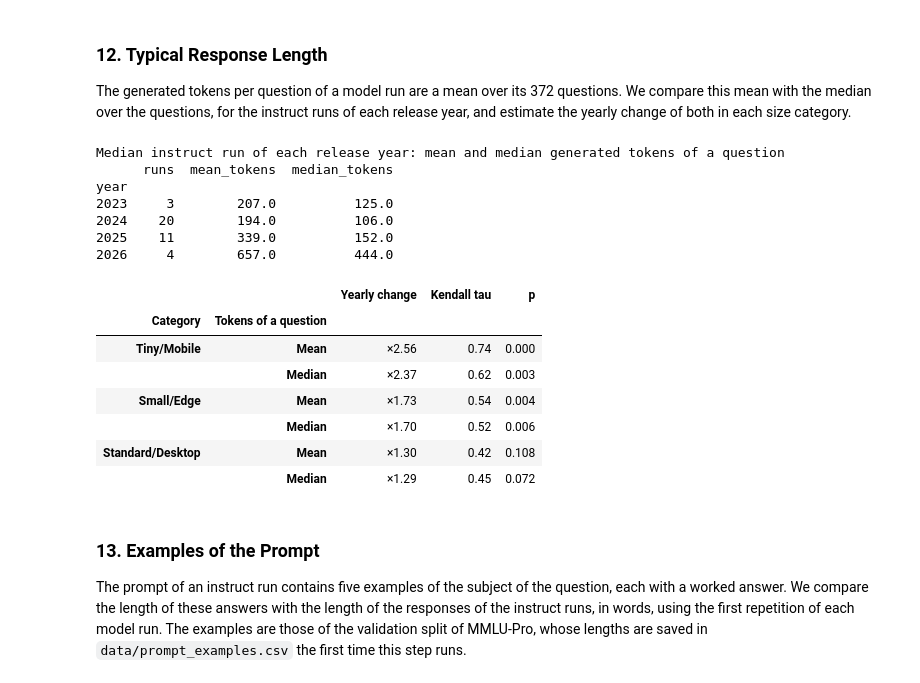
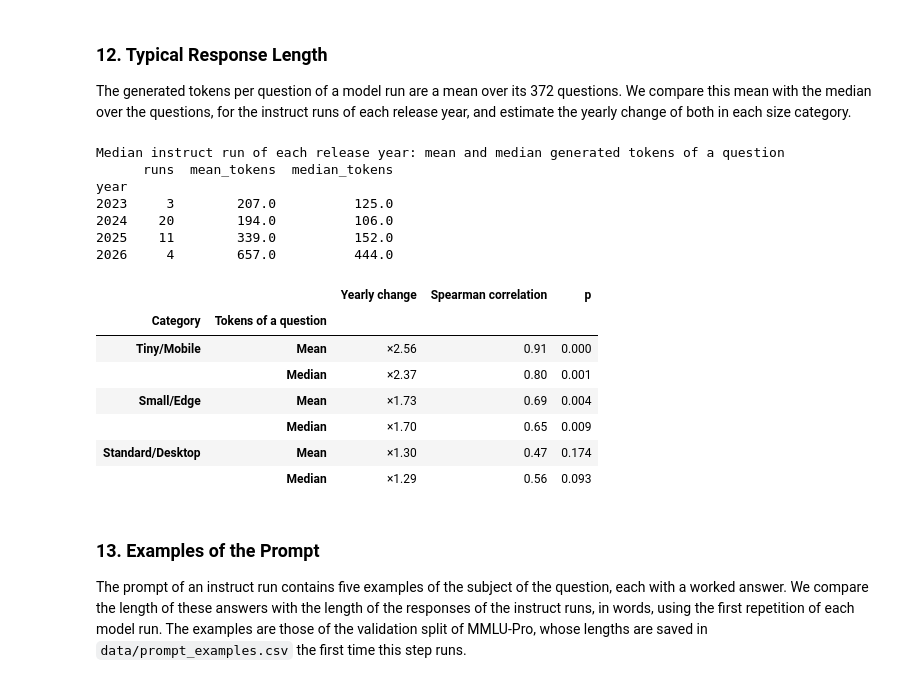
Before and after one commit to diogogmatos/eco-evolution-of-llms, a Jupyter notebook: analysis/02-rq1-evolution.ipynb, the cells around one changed output. Saved outputs shown, nothing was run; the diff lists cells and outputs as text; code cells hidden in the pictures.

```diff
--- a/analysis/02-rq1-evolution.ipynb
+++ b/analysis/02-rq1-evolution.ipynb
@@ -212,8 +212,8 @@ def yearly_change(runs, column, log):
     x = runs["years"].to_numpy()
     y = np.log(runs[column].to_numpy()) if log else 100 * runs[column].to_numpy()
     slope = np.polyfit(x, y, 1)[0]
-    tau, p_value = kendalltau(x, y)
-    return (np.exp(slope) if log else slope), tau, p_value
+    correlation, p_value = spearmanr(x, y)
+    return (np.exp(slope) if log else slope), correlation, p_value
 
 
 def trend_table(runs):
@@ -221,13 +221,13 @@ def trend_table(runs):
     for category in CATEGORY_ORDER:
         category_runs = runs[runs["category"] == category]
         for name, (column, log) in METRICS.items():
-            slope, tau, p_value = yearly_change(category_runs, column, log)
+            slope, correlation, p_value = yearly_change(category_runs, column, log)
             rows.append({
                 "Category": category,
                 "Metric": name,
                 "Model runs": len(category_runs),
                 "Yearly change": f"×{slope:.2f}" if log else f"{slope:+.1f} points",
-                "Kendall tau": round(tau, 2),
+                "Spearman correlation": round(correlation, 2),
                 "p": round(p_value, 3),
             })
     return pd.DataFrame(rows)
@@ -474,9 +474,9 @@ plt.tight_layout(rect=(0, 0.11, 1, 1))
 save_chart(fig, "rq1-energy-per-token-at-equal-size")
 plt.show()
 
-tau, p_value = kendalltau(model_runs["years"], model_runs["energy_per_token_vs_size"])
+correlation, p_value = spearmanr(model_runs["years"], model_runs["energy_per_token_vs_size"])
 print(f"Fit: energy per token = {np.exp(intercept):.2f} J x (active parameters in billions) ^ {exponent:.2f}   R2 = {r_squared:.3f}   models: {len(per_model)}")
-print(f"Association between the release date and the distance to the fit: Kendall tau = {tau:.2f} (p = {p_value:.3f})")
+print(f"Association between the release date and the distance to the fit: Spearman correlation = {correlation:.2f} (p = {p_value:.3f})")
 # %% [output]
 [figure]
 Fit: energy per token = 1.03 J x (active parameters in billions) ^ 0.91   R2 = 0.980   models: 47
@@ -661,39 +661,39 @@ The generated tokens per question of a model run are a mean over its 372 questio
 # %%
 # Median, over the questions of each model run, of the generated tokens of a question
 typical = questions.groupby("model_run")["generated_tokens_median"].median().rename("median_generated_tokens")
 response_length = instruct.merge(typical, left_on="model_run", right_index=True)
 
 by_year = response_length.groupby("year").agg(
     runs=("model_run", "size"),
     mean_tokens=("generated_tokens_per_question", "median"),
     median_tokens=("median_generated_tokens", "median"),
 )
 print("Median instruct run of each release year: mean and median generated tokens of a question")
 print(by_year.round(0).to_string())
 
 rows = []
 for category in CATEGORY_ORDER:
     runs = response_length[response_length["category"] == category]
     for name, column in {"Mean": "generated_tokens_per_question", "Median": "median_generated_tokens"}.items():
-        slope, tau, p_value = yearly_change(runs, column, True)
-        rows.append({"Category": category, "Tokens of a question": name, "Yearly change": f"×{slope:.2f}", "Kendall tau": round(tau, 2), "p": round(p_value, 3)})
+        slope, correlation, p_value = yearly_change(runs, column, True)
+        rows.append({"Category": category, "Tokens of a question": name, "Yearly change": f"×{slope:.2f}", "Spearman correlation": round(correlation, 2), "p": round(p_value, 3)})
 pd.DataFrame(rows).set_index(["Category", "Tokens of a question"])
 # %% [output]
 Median instruct run of each release year: mean and median generated tokens of a question
       runs  mean_tokens  median_tokens
 year
 2023     3        207.0          125.0
 2024    20        194.0          106.0
 2025    11        339.0          152.0
 2026     4        657.0          444.0
-|  |  | Yearly change | Kendall tau | p |
+|  |  | Yearly change | Spearman correlation | p |
 | Category | Tokens of a question |  |  |  |
-| Tiny/Mobile | Mean | ×2.56 | 0.74 | 0.000 |
-|  | Median | ×2.37 | 0.62 | 0.003 |
-| Small/Edge | Mean | ×1.73 | 0.54 | 0.004 |
-|  | Median | ×1.70 | 0.52 | 0.006 |
-| Standard/Desktop | Mean | ×1.30 | 0.42 | 0.108 |
-|  | Median | ×1.29 | 0.45 | 0.072 |
+| Tiny/Mobile | Mean | ×2.56 | 0.91 | 0.000 |
+|  | Median | ×2.37 | 0.80 | 0.001 |
+| Small/Edge | Mean | ×1.73 | 0.69 | 0.004 |
+|  | Median | ×1.70 | 0.65 | 0.009 |
+| Standard/Desktop | Mean | ×1.30 | 0.47 | 0.174 |
+|  | Median | ×1.29 | 0.56 | 0.093 |
 # %% [markdown]
 ### 13. Examples of the Prompt
 The prompt of an instruct run contains five examples of the subject of the question, each with a worked answer. We compare the length of these answers with the length of the responses of the instruct runs, in words, using the first repetition of each model run. The examples are those of the validation split of MMLU-Pro, whose lengths are saved in `data/prompt_examples.csv` the first time this step runs.
```
Also changed, not shown: parts of 6 cells of this notebook, 1 other file.
